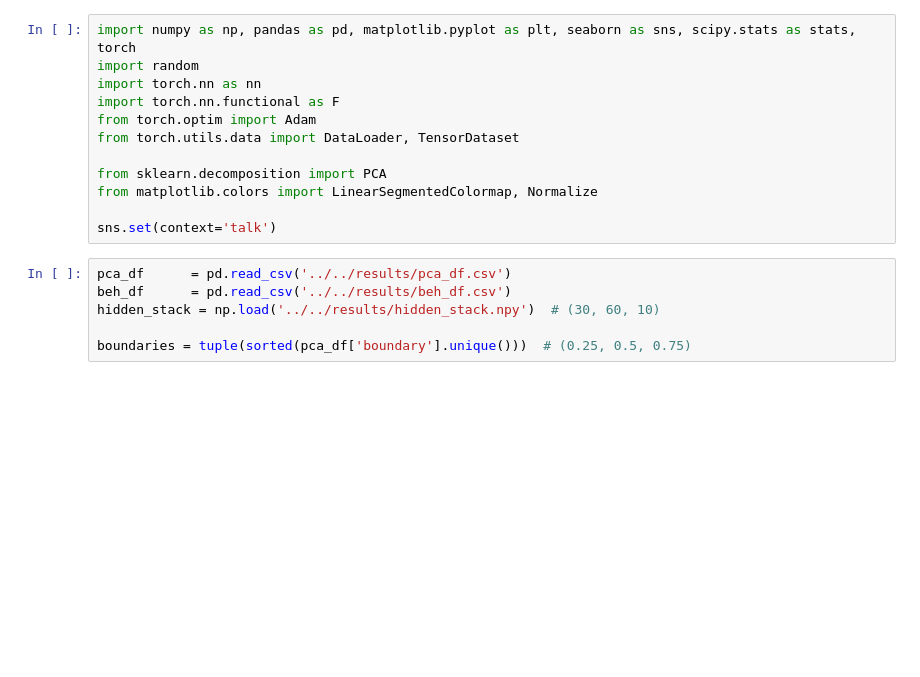
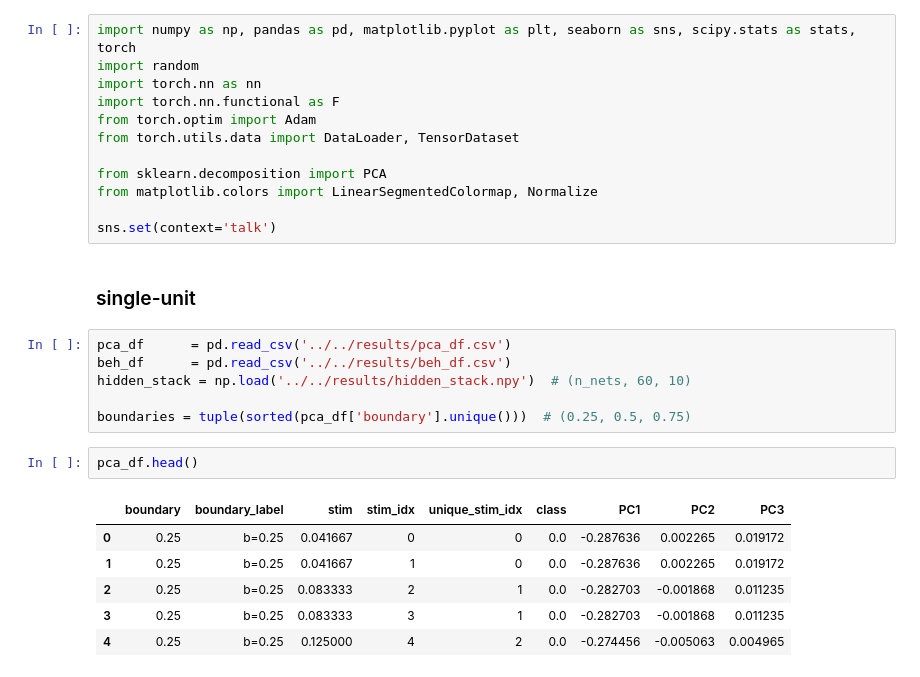
Before and after one commit to siyer7/asymmetry_design, a Jupyter notebook: code/python/simulation_analyses.ipynb, the cells around one changed output. Drawn from its saved outputs; the diff is of its cells as text; blank space fills up the shorter version.

```diff
--- a/code/python/simulation_analyses.ipynb
+++ b/code/python/simulation_analyses.ipynb
@@ -10,9 +10,20 @@ from sklearn.decomposition import PCA
 from matplotlib.colors import LinearSegmentedColormap, Normalize
 
 sns.set(context='talk')
+# %% [markdown]
+### single-unit
 # %%
 pca_df      = pd.read_csv('../../results/pca_df.csv')
 beh_df      = pd.read_csv('../../results/beh_df.csv')
-hidden_stack = np.load('../../results/hidden_stack.npy')  # (30, 60, 10)
+hidden_stack = np.load('../../results/hidden_stack.npy')  # (n_nets, 60, 10)
 
 boundaries = tuple(sorted(pca_df['boundary'].unique()))  # (0.25, 0.5, 0.75)
+# %%
+pca_df.head()
+# %% [output]
+|  | boundary | boundary_label | stim | stim_idx | unique_stim_idx | class | PC1 | PC2 | PC3 |
+| 0 | 0.25 | b=0.25 | 0.041667 | 0 | 0 | 0.0 | -0.287636 | 0.002265 | 0.019172 |
+| 1 | 0.25 | b=0.25 | 0.041667 | 1 | 0 | 0.0 | -0.287636 | 0.002265 | 0.019172 |
+| 2 | 0.25 | b=0.25 | 0.083333 | 2 | 1 | 0.0 | -0.282703 | -0.001868 | 0.011235 |
+| 3 | 0.25 | b=0.25 | 0.083333 | 3 | 1 | 0.0 | -0.282703 | -0.001868 | 0.011235 |
+| 4 | 0.25 | b=0.25 | 0.125000 | 4 | 2 | 0.0 | -0.274456 | -0.005063 | 0.004965 |
```
Also changed, not shown: parts of 10 cells of this notebook, 2 other files.
